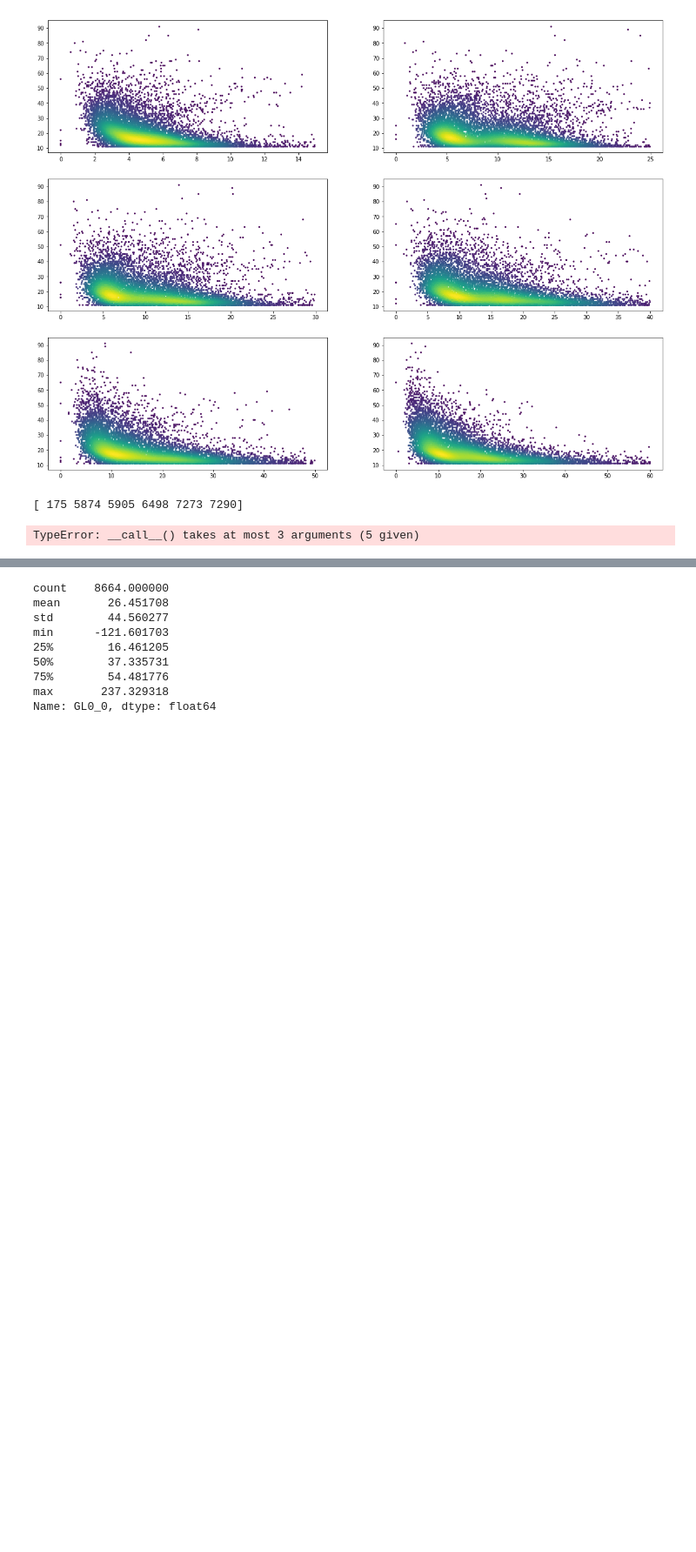
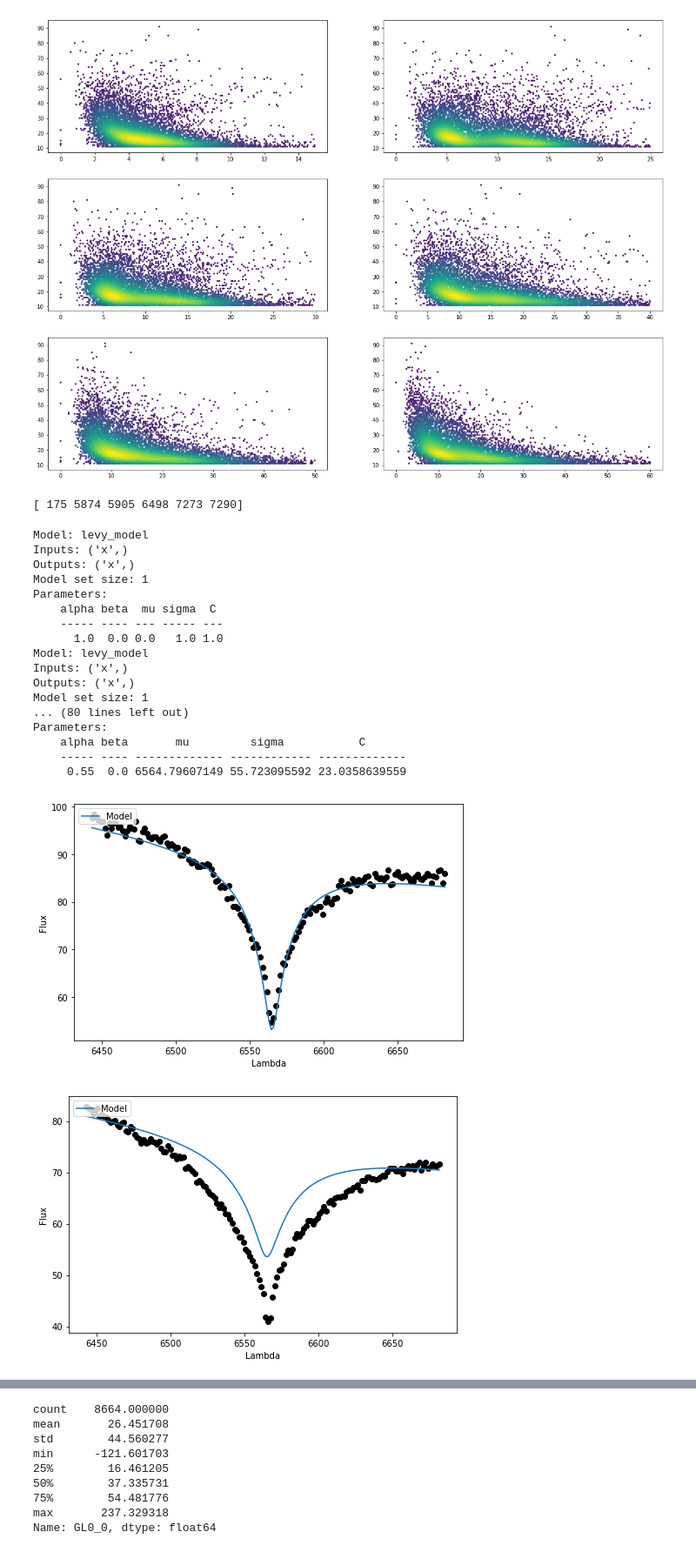
Before and after one commit to astrophysically/WDSpectralFitting, a Jupyter notebook: notebooks/Spectra_Quality.ipynb, the cells around one changed output, grey strips where cells are left out. Shown at 87% size. Drawn from its saved outputs; the diff is of its cells as text; code cells hidden in the pictures; blank space fills up the shorter version.

```diff
--- a/notebooks/Spectra_Quality.ipynb
+++ b/notebooks/Spectra_Quality.ipynb
@@ -139,9 +181,6 @@ def graph_window(lower_chi, upper_chi, lower_sn, upper_sn, Chi_name, good_WD):
 # %%
 #This will find the spectra and plot the fitted Lorentzian
 def plot_this(index, df, line):
-    LevyObject = models.custom_model(levy_model)
-    test = LevyObject()
-
     lambda_balmer = np.array([6563, 4861, 4341, 4102, 3970, 3889])
     window_size = np.array([120,90,60,60,50,40])
 
@@ -163,11 +202,21 @@ def plot_this(index, df, line):
     window = np.where(np.logical_and(all_lambda>= (line_num - window_size[line]), all_lambda<= (line_num + window_size[line])))[0]
 
     #sl = models.Lorentz1D(C, X, G)
-    a = 1.
-    s1 = test(a,X,G,C)
     linear = models.Linear1D(M,Y)
 
-    fit = linear(all_lambda[window])-sl(all_lambda[window])
+    LevyObject = models.custom_model(levy_model)
+    result = models.Linear1D()-LevyObject()
+
+    result.alpha_1.bounds = (0.5,2.0)
+    test = LevyObject()
+    print test
+    test.alpha = 0.55
+    test.beta = 0.0
+    test.mu = X
+    test.sigma = G
+    test.C= C
+    print test
+    fit = linear(all_lambda[window])-100*test(all_lambda[window])
 
     plt.figure(figsize=(8,5))
     plt.plot(all_lambda[window], all_flux[window], 'ko')
@@ -275,6 +324,23 @@ print to_plt
 # %%
 for j in to_plt:
     plot_this(j, good_WD, 0)
-    break
 # %% [output]
-TypeError: __call__() takes at most 3 arguments (5 given)
+Model: levy_model
+Inputs: ('x',)
+Outputs: ('x',)
+Model set size: 1
+Parameters:
+    alpha beta  mu sigma  C
+    ----- ---- --- ----- ---
+      1.0  0.0 0.0   1.0 1.0
+Model: levy_model
+Inputs: ('x',)
+Outputs: ('x',)
+Model set size: 1
+... (80 lines left out)
+Parameters:
+    alpha beta       mu         sigma           C
+    ----- ---- ------------- ------------ -------------
+     0.55  0.0 6564.79607149 55.723095592 23.0358639559
+[figure, added]
+[figure, added]
```
Also changed, not shown: parts of 4 cells of this notebook, 7 other files.
